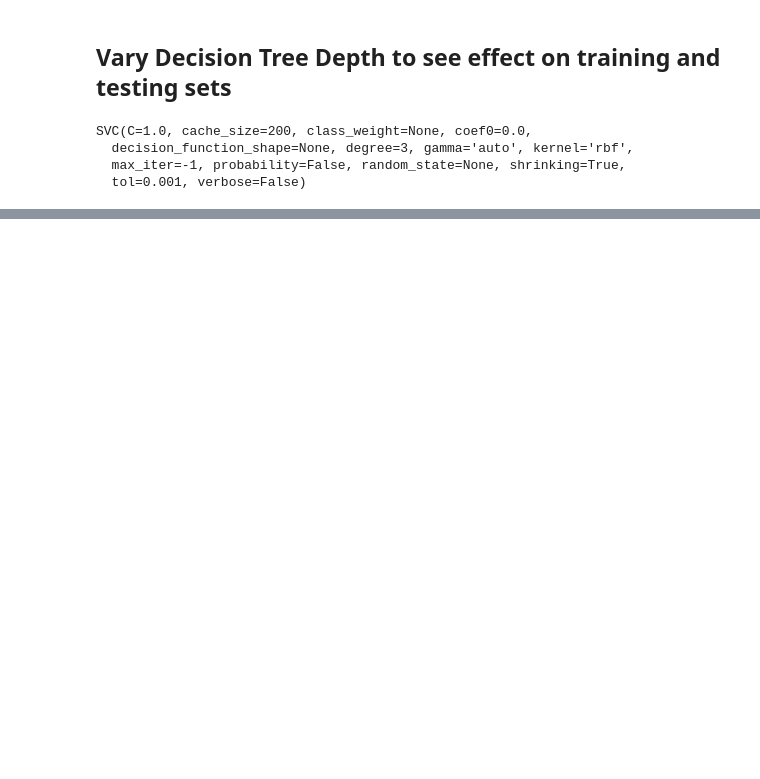
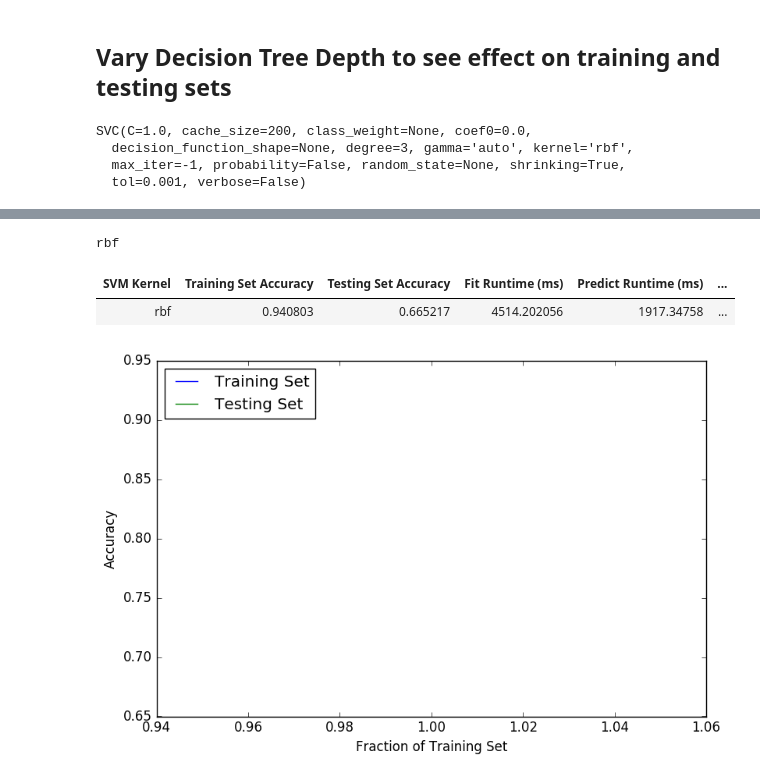
Before and after one commit to scparker/cs7641, a Jupyter notebook: Supervised Learning/SVM.ipynb, the cells around one changed output, grey strips where cells are left out. Drawn from its saved outputs; the diff is of its cells as text; code cells hidden in the pictures; blank space fills up the shorter version.

```diff
--- a/Supervised Learning/SVM.ipynb
+++ b/Supervised Learning/SVM.ipynb
@@ -242,0 +98,77 @@ ValueError: x and y must have same first dimension
+# %%
+training_accuracy = []
+testing_accuracy = []
+fit_run_time = []
+predict_run_time= []
+memory_usage = []
+
+percent_of_training_data = [1.0]
+
+#kernels = ["rbf", "poly", "linear"]
+kernels = ["rbf"]
+
+
+for kernel in kernels:
+    print(kernel)
+    new_training_accuracy = []
+    new_testing_accuracy = []
+    for percent in percent_of_training_data:
+        clf = svm.SVC(kernel = kernel)
+
+        fit_run_time.append(timeit.timeit("clf.fit(df_training.values[:,0:-1], df_training.values[:,-1])",
+              "from __main__ import clf, df_training",
+               number = 5))
+
+        clf.fit(df_training.values[0:int(percent * len(df_training)),0:-1], \
+                df_training.values[0:int(percent * len(df_training)),-1])
+
+        memory_usage.append(getsize(clf))
+
+        new_training_accuracy.append(clf.score(df_training.values[:,0:-1], df_training.values[:,-1]))
+        new_testing_accuracy.append(clf.score(df_testing.values[:,0:-1], df_testing.values[:,-1]))
+
+    predict_run_time.append(timeit.timeit("clf.score(df_testing.values[:,0:-1], df_testing.values[:,-1])",
+                                          "from __main__ import clf, df_testing",
+                                          number=5))
+
+    training_accuracy.append(new_training_accuracy)
+    testing_accuracy.append(new_testing_accuracy)
+
+
+plt.rcParams.update({'font.size': 12})
+fig = plt.figure(figsize=(20,20))
+
+plt.subplot(321)
+
+for i, kernel in enumerate(kernels):
+    plt.plot(percent_of_training_data, training_accuracy[i])
+    plt.plot(percent_of_training_data, testing_accuracy[i])
+
+plt.xlabel("Fraction of Training Set")
+plt.ylabel("Accuracy")
+plt.legend(["Training Set", "Testing Set"], loc=2)
+
+
+if dataset == "Spam":
+    df_results = pd.DataFrame()
+    df_results["SVM Kernel"] = kernels
+    df_results["Training Set Accuracy"] = [training_accuracy[0][0], training_accuracy[1][0], training_accuracy[2][0]]
+    df_results["Testing Set Accuracy"] = [testing_accuracy[0][-1], testing_accuracy[1][-1], testing_accuracy[2][-1]]
+    df_results["Fit Runtime (ms)"] = [fit_run_time[0]*1000, fit_run_time[1]*1000, fit_run_time[2]*1000]
+    df_results["Predict Runtime (ms)"] = [predict_run_time[0]*1000, predict_run_time[1]*1000, predict_run_time[2]*1000]
+    df_results["Memory Usage (bytes)"] = [memory_usage[0], memory_usage[1], memory_usage[2]]
+    display(HTML(df_results.to_html(index=False)))
+else:
+    df_results = pd.DataFrame()
+    df_results["SVM Kernel"] = kernels
+    df_results["Training Set Accuracy"] = [training_accuracy[0][0]]
+    df_results["Testing Set Accuracy"] = [testing_accuracy[0][-1]]
+    df_results["Fit Runtime (ms)"] = [fit_run_time[0]*1000]
+    df_results["Predict Runtime (ms)"] = [predict_run_time[0]*1000]
+    df_results["Memory Usage (bytes)"] = [memory_usage[0]]
+    display(HTML(df_results.to_html(index=False)))
+# %% [output]
+rbf
+| SVM Kernel | Training Set Accuracy | Testing Set Accuracy | Fit Runtime (ms) | Predict Runtime (ms) | ... |
+| rbf | 0.940803 | 0.665217 | 4514.202056 | 1917.34758 | ... |
+[figure, added]
```
Also changed, not shown: parts of 7 cells of this notebook, 1 other file.
